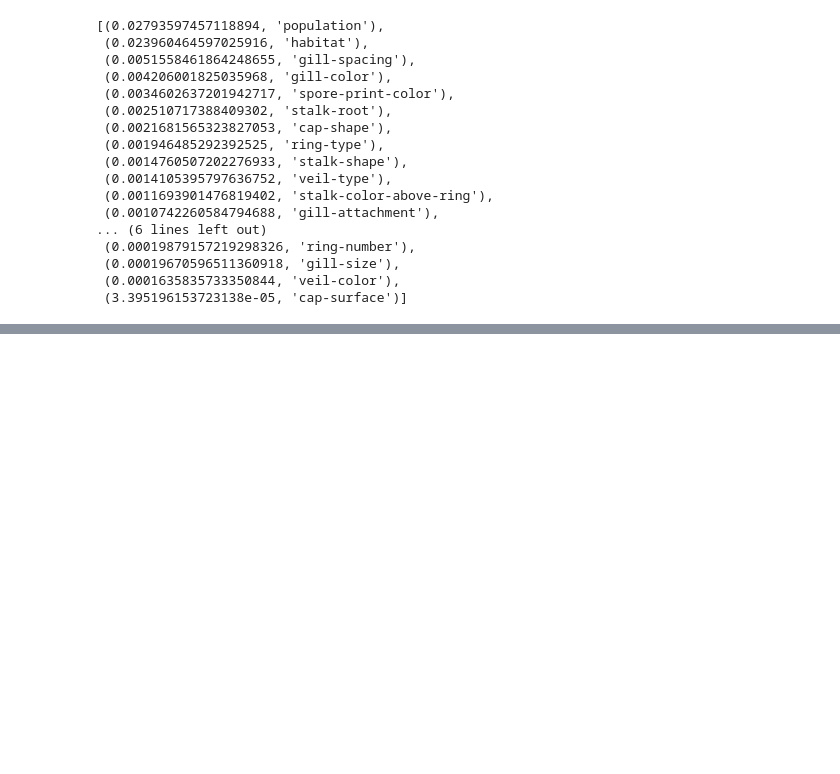
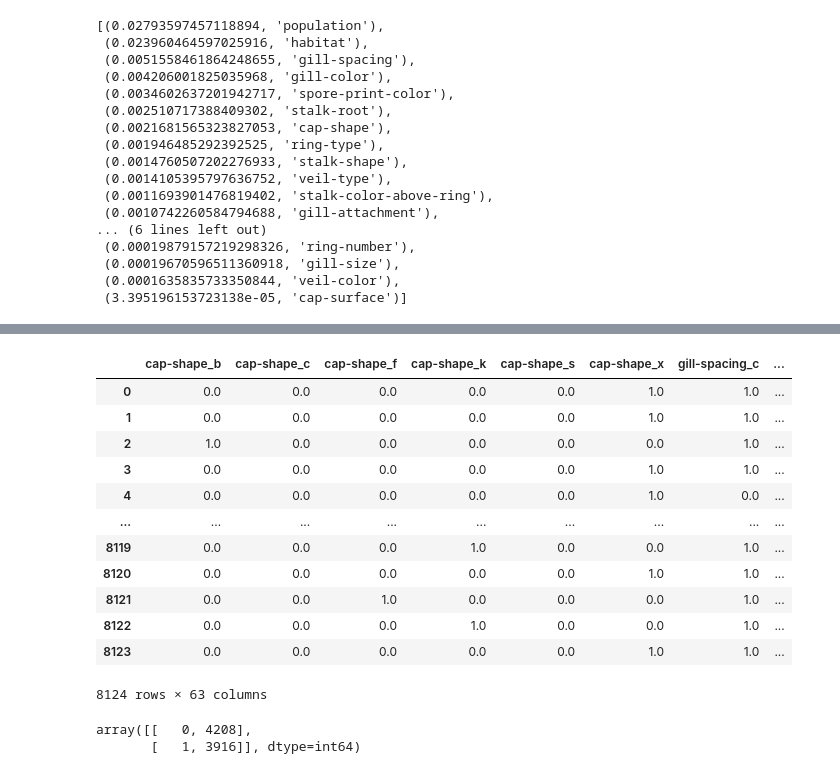
Before and after one commit to Nomadic-Shedevil/Project_4_Group_1, a Jupyter notebook: Random_Forest_Analysis.ipynb, the cells around one changed output, grey strips where cells are left out. Drawn from its saved outputs; the diff is of its cells as text; code cells hidden in the pictures; blank space fills up the shorter version.

```diff
--- a/Random_Forest_Analysis.ipynb
+++ b/Random_Forest_Analysis.ipynb
@@ -245,0 +289,7 @@ pickle.dump(rf_model, open('rf_model.pkl','wb'))
+# %%
+# Separate the y variable, the labels
+y = df['class']
+
+# Separate the X variable, the features
+X = df.drop(columns=["class","gill-size","veil-color","cap-surface",'ring-number','stalk-surface-above-ring','bruises',
+                    'odor','stalk-surface-below-ring','gill-attachment','stalk-color-above-ring','veil-type','cap-color'])
@@ -245,0 +312,26 @@ pickle.dump(rf_model, open('rf_model.pkl','wb'))
+# %%
+ohe_2 = OneHotEncoder(sparse_output=False)
+mushroom_X_func_2 =  ohe_2.fit(X)
+mushroom_X_encoded_2 = mushroom_X_func_2.transform(X)
+mushroom_X_encoded_df = pd.DataFrame(mushroom_X_encoded_2, columns=mushroom_X_func_2.get_feature_names_out())
+mushroom_X_encoded_df
+# %% [output]
+|  | cap-shape_b | cap-shape_c | cap-shape_f | cap-shape_k | cap-shape_s | cap-shape_x | gill-spacing_c | ... |
+| 0 | 0.0 | 0.0 | 0.0 | 0.0 | 0.0 | 1.0 | 1.0 | ... |
+| 1 | 0.0 | 0.0 | 0.0 | 0.0 | 0.0 | 1.0 | 1.0 | ... |
+| 2 | 1.0 | 0.0 | 0.0 | 0.0 | 0.0 | 0.0 | 1.0 | ... |
+| 3 | 0.0 | 0.0 | 0.0 | 0.0 | 0.0 | 1.0 | 1.0 | ... |
+| 4 | 0.0 | 0.0 | 0.0 | 0.0 | 0.0 | 1.0 | 0.0 | ... |
+| ... | ... | ... | ... | ... | ... | ... | ... | ... |
+| 8119 | 0.0 | 0.0 | 0.0 | 1.0 | 0.0 | 0.0 | 1.0 | ... |
+| 8120 | 0.0 | 0.0 | 0.0 | 0.0 | 0.0 | 1.0 | 1.0 | ... |
+| 8121 | 0.0 | 0.0 | 1.0 | 0.0 | 0.0 | 0.0 | 1.0 | ... |
+| 8122 | 0.0 | 0.0 | 0.0 | 1.0 | 0.0 | 0.0 | 1.0 | ... |
+| 8123 | 0.0 | 0.0 | 0.0 | 0.0 | 0.0 | 1.0 | 1.0 | ... |
+8124 rows × 63 columns
+# %%
+values , counts = np.unique(y_encoded, return_counts=True)
+np.asarray((values, counts)).T
+# %% [output]
+array([[   0, 4208],
+       [   1, 3916]], dtype=int64)
```
Also changed, not shown: parts of 26 cells of this notebook, 8 other files.
